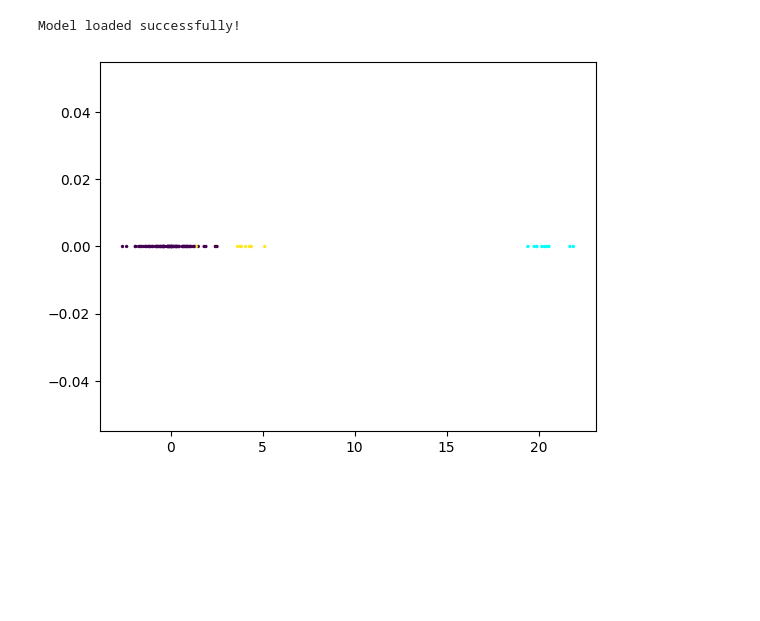
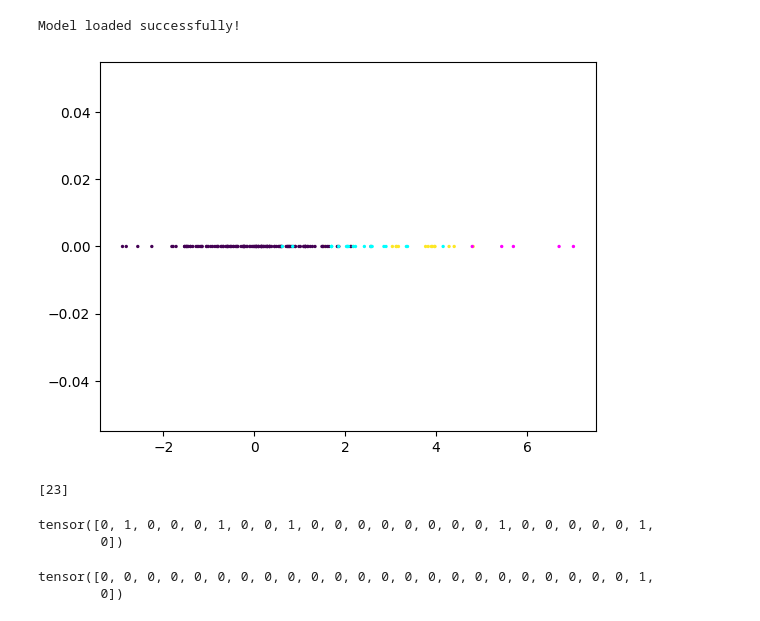
Before and after one commit to NT-Loi/SI_WDGRL, a Jupyter notebook: parametric_wdgrl_si.ipynb, the cells around one changed output. Cells and saved outputs as stored; diff of their text form; code cells hidden in the pictures; blank space fills up the shorter version.

```diff
--- a/parametric_wdgrl_si.ipynb
+++ b/parametric_wdgrl_si.ipynb
@@ -8,9 +8,14 @@ def gen_data(mu, delta, n, d: int = 2):
         return mu + noise, np.zeros(n)
 
     # 10% of the data are abnormal
-    abnormal_idx = np.random.choice(n, int(n/10), replace=False)
+    m = len(delta)
+    abnormal_idx = np.random.choice(n, max(5, int(n/10)), replace=False)
 
-    mu[abnormal_idx, :] += delta
+    ptr = 0
+    for i in range(m):
+        for j in range(len(abnormal_idx)//m):
+            mu[abnormal_idx[ptr], :] += delta[i]
+            ptr += 1
 
     X = mu + noise
     Y = np.zeros(n)
@@ -223,19 +228,19 @@ Model loaded successfully!
 # %%
 import matplotlib.pyplot as plt
 
 """Create synthetic dataset and dataloaders for domain adaptation."""
 # Create datasets
-ns, nt, d = 100, 10, 1
-mu_s, mu_t = 0, 20
-delta_s, delta_t = 4, 0
+ns, nt, d = 150, 25, 1
+mu_s, mu_t = 0, 2
+delta_s, delta_t = [4], [4]
 xs, ys = gen_data(mu_s, delta_s, ns, d)
 xt, yt = gen_data(mu_t, delta_t, nt, d)
 
 plt.scatter(xs[:, 0], np.zeros_like(xs[:, 0]), c=ys, cmap='viridis', s=2)
 plt.scatter(xt[:, 0], np.zeros_like(xt[:, 0]), c=yt, cmap='cool', s=2)
 plt.show()
 # %% [output]
-[figure, old version]
+[figure, new version]
 # %%
 xs = torch.FloatTensor(xs)
 ys = torch.LongTensor(ys)
@@ -246,3 +251,19 @@ xt_hat = model.extract_feature(xt.cuda())
 # %%
 def max_sum(X):
     return np.argmax(np.sum(X, axis=1))
+x_hat = torch.cat([xs_hat, xt_hat], dim=0).cpu().numpy()
+O = max_sum(x_hat)
+O = [O-ns]
+O
+# %% [output]
+[23]
+# %%
+yt_hat = torch.zeros_like(yt)
+yt_hat[O[0]] = 1
+print(yt)
+yt_hat
+# %% [output]
+tensor([0, 1, 0, 0, 0, 1, 0, 0, 1, 0, 0, 0, 0, 0, 0, 0, 0, 1, 0, 0, 0, 0, 0, 1,
+        0])
+tensor([0, 0, 0, 0, 0, 0, 0, 0, 0, 0, 0, 0, 0, 0, 0, 0, 0, 0, 0, 0, 0, 0, 0, 1,
+        0])
```
Also changed, not shown: parts of 6 cells of this notebook, 5 other files.
